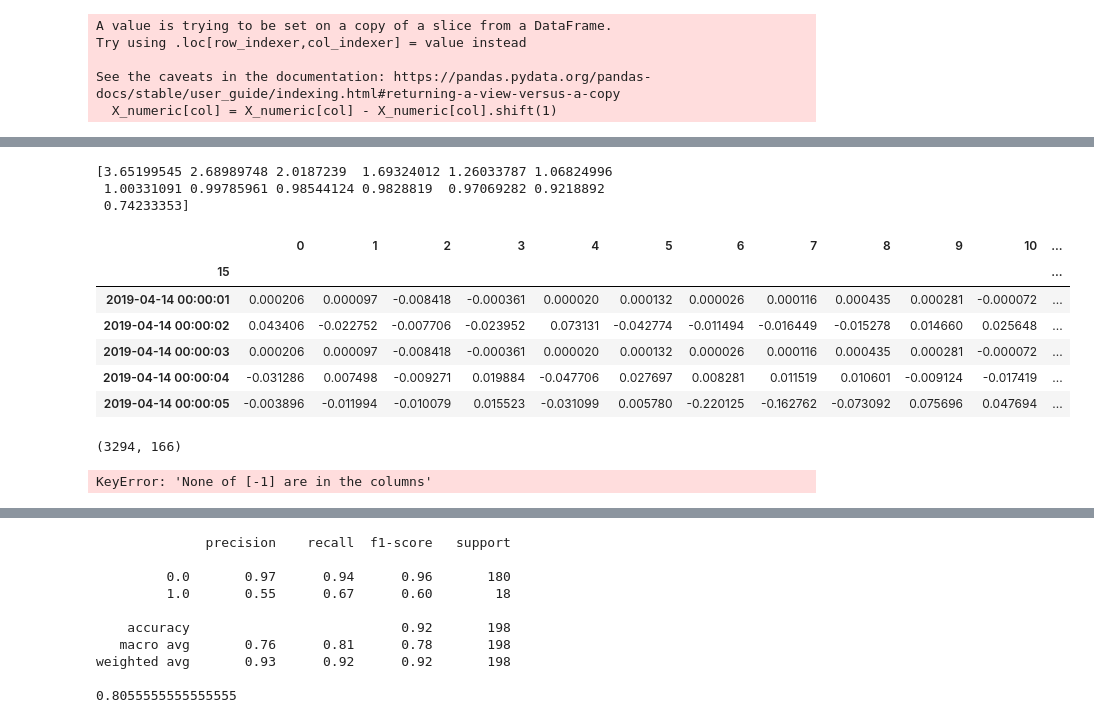
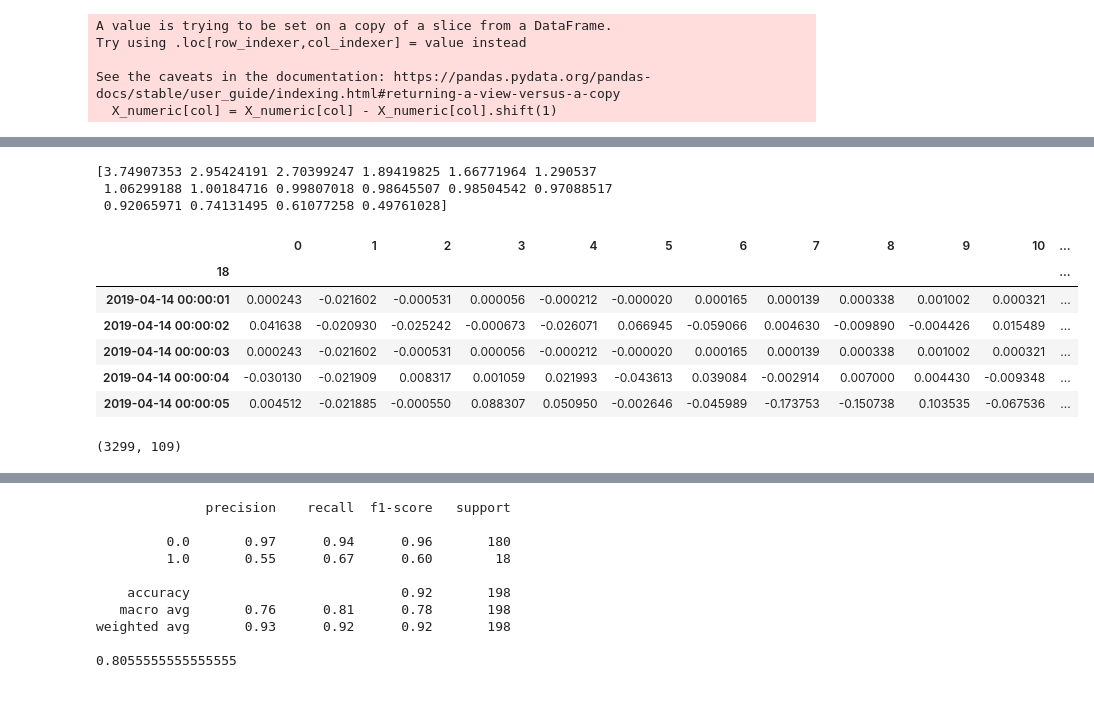
Before and after one commit to samuelthelaus/t-dab-exercise, a Jupyter notebook: final_round_project.ipynb, the cells around one changed output, grey strips where cells are left out. Cells and saved outputs as stored; diff of their text form; code cells hidden in the pictures.

```diff
--- a/final_round_project.ipynb
+++ b/final_round_project.ipynb
@@ -325,7 +331,7 @@ scaled_df = scaled_df.drop(['HoG', 'HeadingTrue', 'AvgSoS'], axis=1)
 array_x_pca = np.array(scaled_df)
 
 # Create the PCA instance
-pca = PCA(n_components = 0.9)
+pca = PCA(n_components = 0.95)
 
 # Fit on data
 pca.fit(array_x_pca)
@@ -336,26 +342,26 @@ print(pca.explained_variance_)
 # Transform data
 smol_scaled = pca.transform(array_x_pca)
 # %% [output]
-[3.65199545 2.68989748 2.0187239  1.69324012 1.26033787 1.06824996
- 1.00331091 0.99785961 0.98544124 0.9828819  0.97069282 0.9218892
- 0.74233353]
+[3.74907353 2.95424191 2.70399247 1.89419825 1.66771964 1.290537
+ 1.06299188 1.00184716 0.99807018 0.98645507 0.98504542 0.97088517
+ 0.92065971 0.74131495 0.61077258 0.49761028]
 # %%
 smol_scaled2 = pd.DataFrame(smol_scaled)
 # %%
 # Combined numeric and ModePilote
 cat_df = data.loc[1:, ['ModePilote', 'Tacking', 'DateTime']]
 cat_df.index = range(199999)
 full_df = pd.concat([smol_scaled2, cat_df], axis=1, ignore_index=True)
-full_df.set_index(15, inplace=True)
+full_df.set_index(18, inplace=True)
 full_df.head()
 # %% [output]
 |  | 0 | 1 | 2 | 3 | 4 | 5 | 6 | 7 | 8 | 9 | 10 | ... |
-| 15 |  |  |  |  |  |  |  |  |  |  |  | ... |
-| 2019-04-14 00:00:01 | 0.000206 | 0.000097 | -0.008418 | -0.000361 | 0.000020 | 0.000132 | 0.000026 | 0.000116 | 0.000435 | 0.000281 | -0.000072 | ... |
-| 2019-04-14 00:00:02 | 0.043406 | -0.022752 | -0.007706 | -0.023952 | 0.073131 | -0.042774 | -0.011494 | -0.016449 | -0.015278 | 0.014660 | 0.025648 | ... |
-| 2019-04-14 00:00:03 | 0.000206 | 0.000097 | -0.008418 | -0.000361 | 0.000020 | 0.000132 | 0.000026 | 0.000116 | 0.000435 | 0.000281 | -0.000072 | ... |
-| 2019-04-14 00:00:04 | -0.031286 | 0.007498 | -0.009271 | 0.019884 | -0.047706 | 0.027697 | 0.008281 | 0.011519 | 0.010601 | -0.009124 | -0.017419 | ... |
-| 2019-04-14 00:00:05 | -0.003896 | -0.011994 | -0.010079 | 0.015523 | -0.031099 | 0.005780 | -0.220125 | -0.162762 | -0.073092 | 0.075696 | 0.047694 | ... |
+| 18 |  |  |  |  |  |  |  |  |  |  |  | ... |
+| 2019-04-14 00:00:01 | 0.000243 | -0.021602 | -0.000531 | 0.000056 | -0.000212 | -0.000020 | 0.000165 | 0.000139 | 0.000338 | 0.001002 | 0.000321 | ... |
+| 2019-04-14 00:00:02 | 0.041638 | -0.020930 | -0.025242 | -0.000673 | -0.026071 | 0.066945 | -0.059066 | 0.004630 | -0.009890 | -0.004426 | 0.015489 | ... |
+| 2019-04-14 00:00:03 | 0.000243 | -0.021602 | -0.000531 | 0.000056 | -0.000212 | -0.000020 | 0.000165 | 0.000139 | 0.000338 | 0.001002 | 0.000321 | ... |
+| 2019-04-14 00:00:04 | -0.030130 | -0.021909 | 0.008317 | 0.001059 | 0.021993 | -0.043613 | 0.039084 | -0.002914 | 0.007000 | 0.004430 | -0.009348 | ... |
+| 2019-04-14 00:00:05 | 0.004512 | -0.021885 | -0.000550 | 0.088307 | 0.050950 | -0.002646 | -0.045989 | -0.173753 | -0.150738 | 0.103535 | -0.067536 | ... |
 # %%
 # Try with simple resampling to get more coarse data
 # Make Tacking binary again (slightly problematic)
@@ -401,10 +407,10 @@ def series_to_supervised(data, n_in=1, dropnan=True):
 		agg.dropna(inplace=True)
 	return agg
 # %%
-supervised_df = series_to_supervised(data_down.values, n_in=10)
+supervised_df = series_to_supervised(data_down.values, n_in=5)
 supervised_df.shape
 # %% [output]
-(3294, 166)
+(3299, 109)
 # %%
 # Remaking the DF without PCA to port into R for visualization
 
@@ -418,21 +424,19 @@ scaled = pd.DataFrame(scaled)
 cat_df = data.loc[1:, ['ModePilote', 'Tacking', 'DateTime']]
 cat_df.index = range(199999)
 full_df2 = pd.concat([scaled, cat_df], axis=1, ignore_index=True)
-full_df2.set_index(-1, inplace=True)
+full_df2.set_index(26, inplace=True)
 full_df2.head()
 
 full_df2.to_csv('C:/Users/samue/Documents/to_r_tdab_full.csv')
 
 data_down2 = full_df2.copy()
 data_down2 = data_down2.resample('1T').mean()
-data_down2[-1] = [1 if item > 0.5 else 0 for item in data_down2[-1]]
+data_down2[25] = [1 if item > 0.5 else 0 for item in data_down2[25]]
 
-supervised_df2 = series_to_supervised(data_down2.values, n_in=10)
+supervised_df2 = series_to_supervised(data_down2.values, n_in=5)
 supervised_df2.shape
 
 supervised_df2.to_csv('C:/Users/samue/Documents/to_r_tdab_super.csv')
-# %% [output]
-KeyError: 'None of [-1] are in the columns'
 # %%
 # Split into train and test sets
 values = supervised_df.values
```
Also changed, not shown: parts of 28 cells of this notebook, 1 other file.
